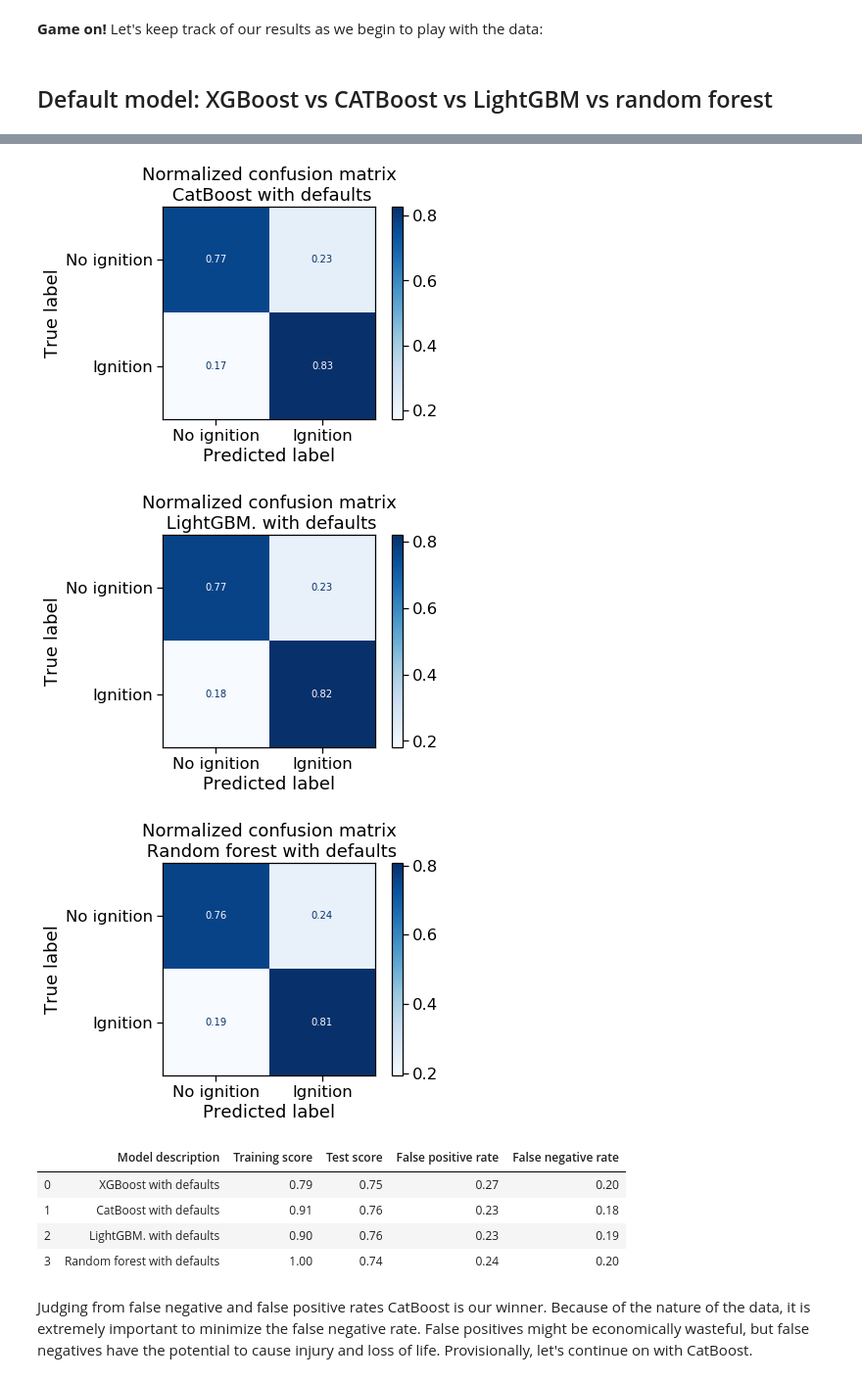
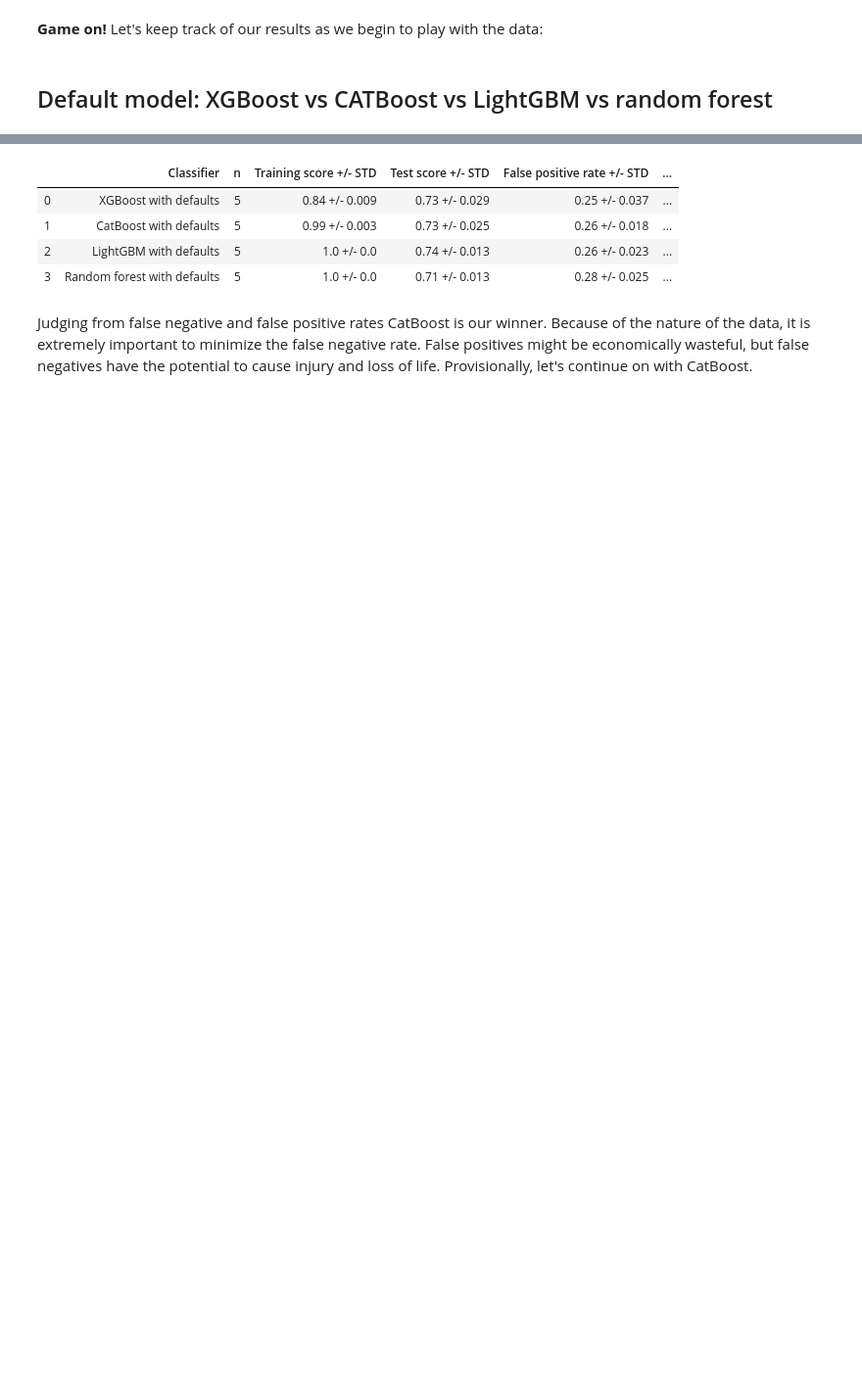
Before and after one commit to aristyogresearch/wildfire, a Jupyter notebook: notebooks/gradient_boosting_model_selection.ipynb, the cells around one changed output, grey strips where cells are left out. Shown at 98% size. Cells and saved outputs as stored; diff of their text form; code cells hidden in the pictures; blank space fills up the shorter version.

```diff
--- a/notebooks/gradient_boosting_model_selection.ipynb
+++ b/notebooks/gradient_boosting_model_selection.ipynb
@@ -51,3 +54,21 @@ search_scoring_func = make_scorer(average_precision_score)
+# %%
+data_file = '../data/training_data/1992-1997_training_data.csv'
+rand_seed = 123
+
+# sample ~1% of total data. Also, there are ~370000 gnition observations total,
+# my feeling is we want to keep our sample size below that using 1% of the total
+# data means we will end up using about 10% of ignitions in each sample
+data_sample_size = 1000
+
+test_train_split_ratio = 0.3
+classifier_jobs = 14
+optimization_jobs = 1
+max_jobs = classifier_jobs * optimization_jobs
+num_trials = 5
+search_iterations = 100
+search_scoring_func = make_scorer(average_precision_score)
+plot_grid_resolution = 100
+contourf_levels = 100
 # %% [markdown]
 **Functions**
 # %%
@@ -333,35 +481,29 @@ x_train, x_test, y_train, y_test = train_test_split(data.values, targets.values,
 # %% [markdown]
 ## Default model: XGBoost vs CATBoost vs LightGBM vs random forest
 # %%
-from xgboost import XGBClassifier
-from catboost import CatBoostClassifier
-from lightgbm import LGBMClassifier
-from sklearn.ensemble import RandomForestClassifier
-
 model_descriptions = [
     'XGBoost with defaults',
     'CatBoost with defaults',
-    'LightGBM. with defaults',
+    'LightGBM with defaults',
     'Random forest with defaults'
 ]
 
-threads = (classifier_jobs * optimization_jobs)
-
 classifiers = (
-    XGBClassifier(n_jobs = threads),
-    CatBoostClassifier(thread_count = threads, silent = True),
-    LGBMClassifier(n_jobs = threads),
-    RandomForestClassifier(n_jobs = threads)
+    XGBClassifier(n_jobs = max_jobs),
+    CatBoostClassifier(thread_count = max_jobs, silent = True),
+    LGBMClassifier(n_jobs = max_jobs),
+    RandomForestClassifier(n_jobs = max_jobs)
 )
 
-model_scores = compare_algorithms(
+model_score_comparisions = compare_algorithms(
     classifiers,
     model_descriptions,
-    x_train,
-    y_train,
-    x_test,
-    y_test
+    num_trials,
+    data_moving_avg,
+    data_sample_size,
  )
 
+model_score_comparisions
+model_scores = model_score_comparisions
 model_scores
 # %% [output]
@@ -369,11 +510,8 @@ model_scores
-[figure, removed]
-[figure, removed]
-[figure, removed]
-|  | Model description | Training score | Test score | False positive rate | False negative rate |
-| 0 | XGBoost with defaults | 0.79 | 0.75 | 0.27 | 0.20 |
-| 1 | CatBoost with defaults | 0.91 | 0.76 | 0.23 | 0.18 |
-| 2 | LightGBM. with defaults | 0.90 | 0.76 | 0.23 | 0.19 |
-| 3 | Random forest with defaults | 1.00 | 0.74 | 0.24 | 0.20 |
+|  | Classifier | n | Training score +/- STD | Test score +/- STD | False positive rate +/- STD | ... |
+| 0 | XGBoost with defaults | 5 | 0.84 +/- 0.009 | 0.73 +/- 0.029 | 0.25 +/- 0.037 | ... |
+| 1 | CatBoost with defaults | 5 | 0.99 +/- 0.003 | 0.73 +/- 0.025 | 0.26 +/- 0.018 | ... |
+| 2 | LightGBM with defaults | 5 | 1.0 +/- 0.0 | 0.74 +/- 0.013 | 0.26 +/- 0.023 | ... |
+| 3 | Random forest with defaults | 5 | 1.0 +/- 0.0 | 0.71 +/- 0.013 | 0.28 +/- 0.025 | ... |
 # %% [markdown]
 Judging from false negative and false positive rates CatBoost is our winner. Because of the nature of the data, it is extremely important to minimize the false negative rate. False positives might be economically wasteful, but false negatives have the potential to cause injury and loss of life. Provisionally, let's continue on with CatBoost.
 # %%
```
Also changed, not shown: parts of 46 cells of this notebook.
